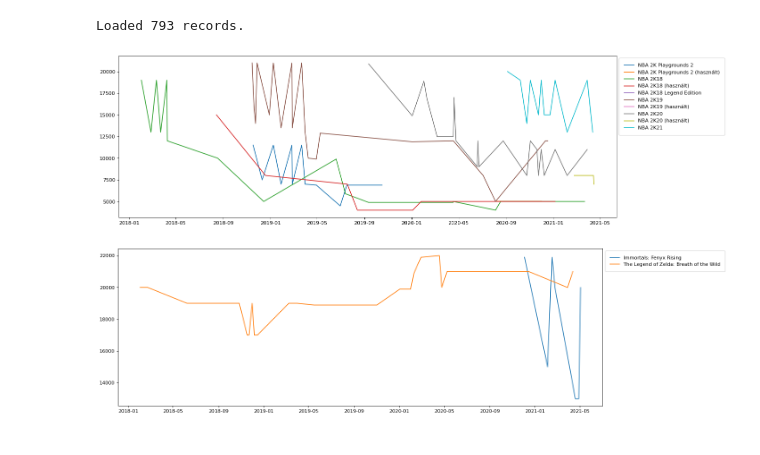
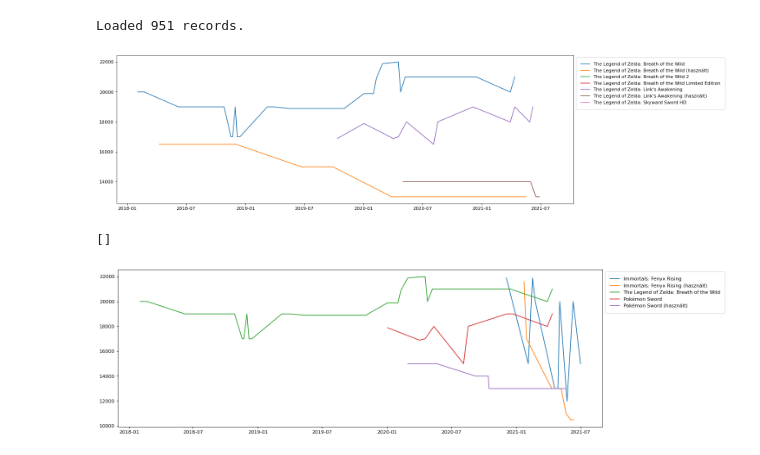
Before and after one commit to sanraith/consolescrape, a Jupyter notebook: analyze.ipynb, the cells around one changed output. Drawn from its saved outputs; the diff is of its cells as text; code cells hidden in the pictures.

```diff
--- a/analyze.ipynb
+++ b/analyze.ipynb
@@ -4,6 +4,8 @@ import logging
 import pickle
 import matplotlib.pyplot as plt
 from collections import namedtuple
+
+GameState = namedtuple("GameState", ["timestamp", "price", "in_stock"])
 
 
 class Game:
@@ -30,9 +32,6 @@ class Game:
         self._states.append(new_state)
 
 
-GameState = namedtuple("GameState", ["timestamp", "price", "in_stock"])
-
-
 def plot_games(games_in, display_legend=None):
     display_legend = display_legend if display_legend is not None else True
 
@@ -47,6 +46,7 @@ def plot_games(games_in, display_legend=None):
         plt.legend(list([g.title for g in games_in]), borderpad=1, bbox_to_anchor=(1, 1))
     plt.show()
 
+
 try:
     with open("games.db", "rb") as fb:
         db = pickle.load(fb)
@@ -55,21 +55,28 @@ except FileNotFoundError:
 
 print("Loaded {} records.".format(len(db.items())))
 # %% [output]
-Loaded 793 records.
+Loaded 951 records.
 # %%
 all_games = list(sorted(filter(lambda g: True, db.values()), key=lambda k: k.title))
 games_currently_in_stock = list(sorted(filter(lambda g: g.state.in_stock, db.values()), key=lambda k: k.title))
 
-selected_games = list(filter(lambda g: 'nba' in g.title.lower(), all_games))
+selected_games = list(filter(lambda g: 'zelda' in g.title.lower(), all_games))
 plot_games(selected_games, True)
 # %% [output]
-[figure, old version]
+[figure, new version]
+# %%
+print(list(filter(lambda t: 'pokemon' in t.lower(), [g.title for g in db.values()])))
+# %% [output]
+[]
 # %%
 titles = [
     "Immortals: Fenyx Rising",
-    "The Legend of Zelda: Breath of the Wild"
+    "Immortals: Fenyx Rising (használt)",
+    "The Legend of Zelda: Breath of the Wild",
+    "Pokémon Sword",
+    "Pokémon Sword (használt)"
 ]
 games = list([db[title] for title in titles])
 plot_games(games, True)
 # %% [output]
-[figure, old version]
+[figure, new version]
```
Also changed, not shown: 2 other files.
